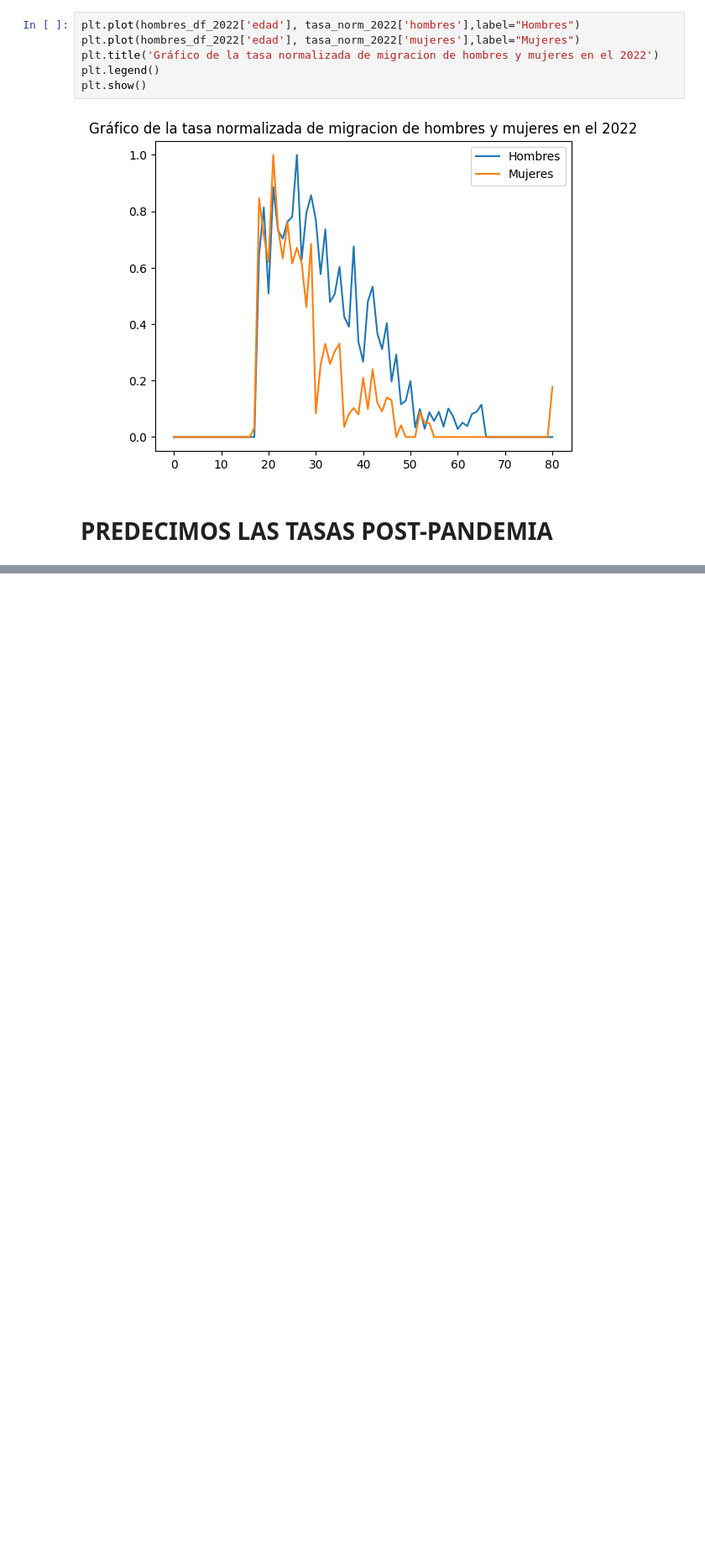
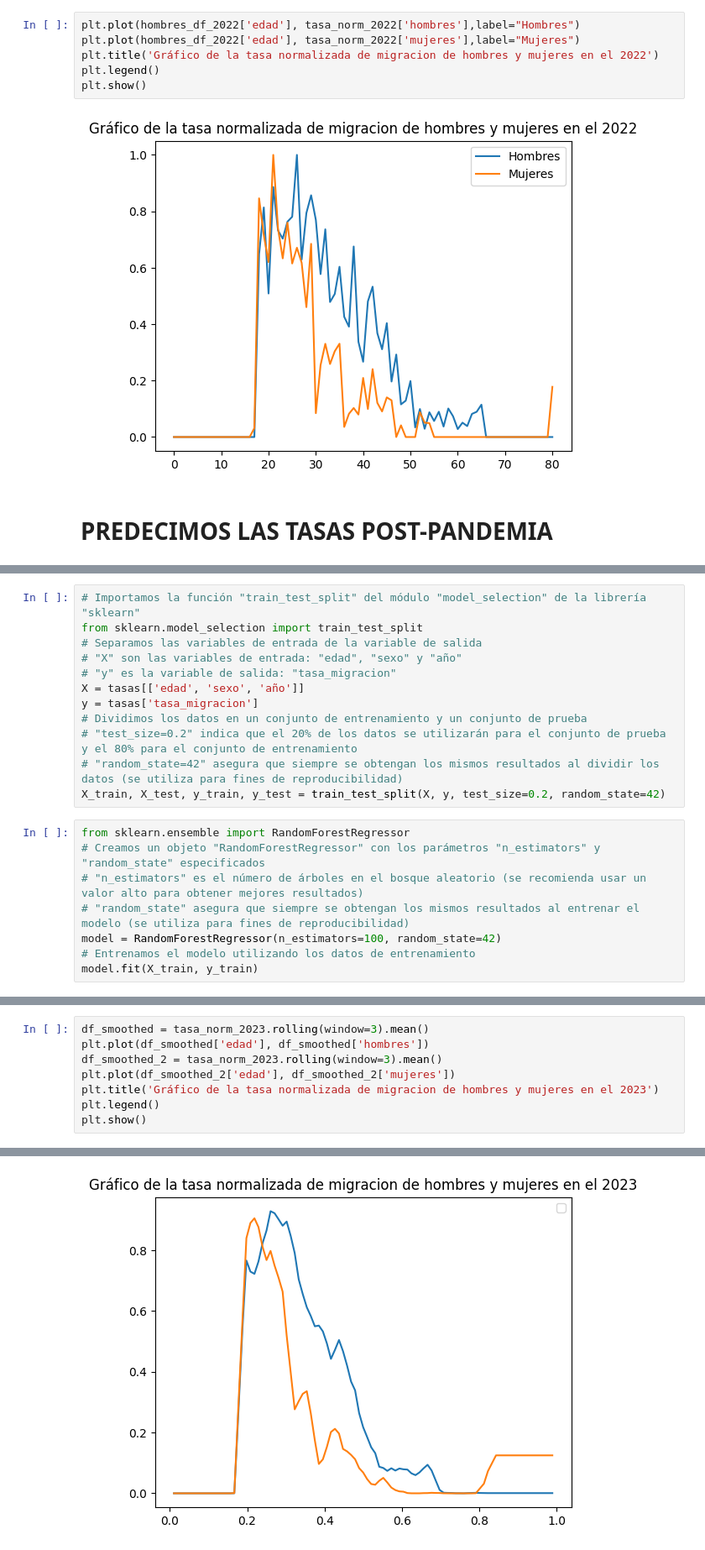
Before and after one commit to ErickNicolasP/ASE, a Jupyter notebook: proyecto_ASE.ipynb, the cells around one changed output, grey strips where cells are left out. Shown at 84% size. Cells and saved outputs as stored; diff of their text form; blank space fills up the shorter version.

```diff
--- a/proyecto_ASE.ipynb
+++ b/proyecto_ASE.ipynb
@@ -402,0 +458,20 @@ cantidad_migrantes_prediccion = modelo.predict(X_prueba)
+# %%
+# Importamos la función "train_test_split" del módulo "model_selection" de la librería "sklearn"
+from sklearn.model_selection import train_test_split
+# Separamos las variables de entrada de la variable de salida
+# "X" son las variables de entrada: "edad", "sexo" y "año"
+# "y" es la variable de salida: "tasa_migracion"
+X = tasas[['edad', 'sexo', 'año']]
+y = tasas['tasa_migracion']
+# Dividimos los datos en un conjunto de entrenamiento y un conjunto de prueba
+# "test_size=0.2" indica que el 20% de los datos se utilizarán para el conjunto de prueba y el 80% para el conjunto de entrenamiento
+# "random_state=42" asegura que siempre se obtengan los mismos resultados al dividir los datos (se utiliza para fines de reproducibilidad)
+X_train, X_test, y_train, y_test = train_test_split(X, y, test_size=0.2, random_state=42)
+# %%
+from sklearn.ensemble import RandomForestRegressor
+# Creamos un objeto "RandomForestRegressor" con los parámetros "n_estimators" y "random_state" especificados
+# "n_estimators" es el número de árboles en el bosque aleatorio (se recomienda usar un valor alto para obtener mejores resultados)
+# "random_state" asegura que siempre se obtengan los mismos resultados al entrenar el modelo (se utiliza para fines de reproducibilidad)
+model = RandomForestRegressor(n_estimators=100, random_state=42)
+# Entrenamos el modelo utilizando los datos de entrenamiento
+model.fit(X_train, y_train)
@@ -402,0 +580,9 @@ cantidad_migrantes_prediccion = modelo.predict(X_prueba)
+# %%
+df_smoothed = tasa_norm_2023.rolling(window=3).mean()
+plt.plot(df_smoothed['edad'], df_smoothed['hombres'])
+df_smoothed_2 = tasa_norm_2023.rolling(window=3).mean()
+plt.plot(df_smoothed_2['edad'], df_smoothed_2['mujeres'])
+plt.title('Gráfico de la tasa normalizada de migracion de hombres y mujeres en el 2023')
+plt.legend()
+plt.show()
+# %% [output]
@@ -402,0 +590 @@ cantidad_migrantes_prediccion = modelo.predict(X_prueba)
+[figure, added]
```
Also changed, not shown: parts of 28 cells of this notebook.
